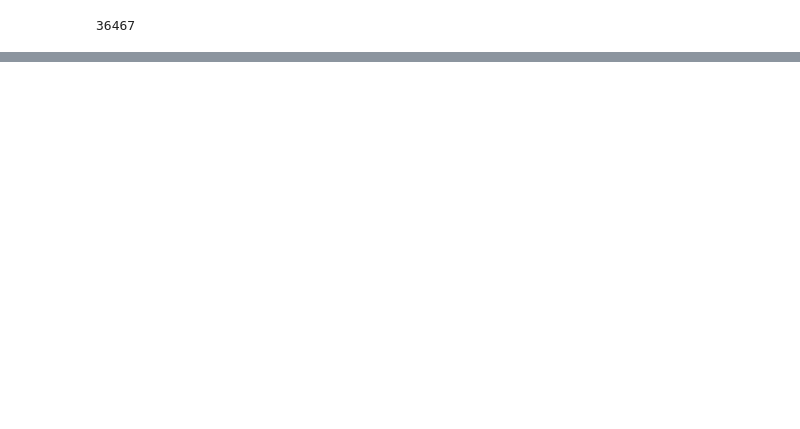
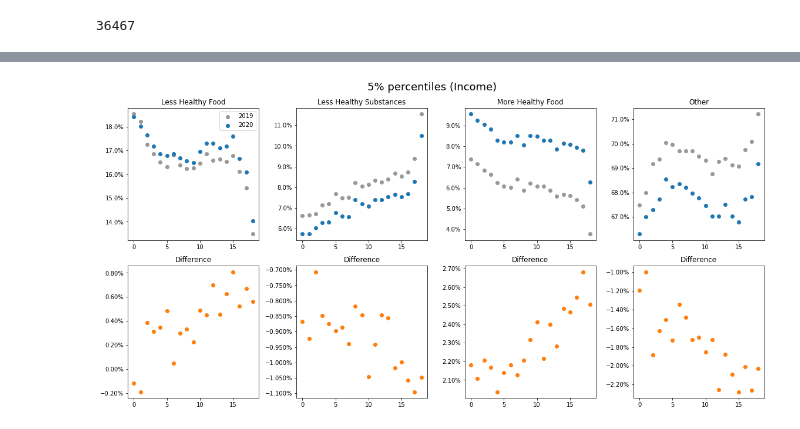
Before and after one commit to cpcarey/nyu-cusp-food-access, a Jupyter notebook: notebooks/plot_visitation_distributions.ipynb, the cells around one changed output, grey strips where cells are left out. Cells and saved outputs as stored; diff of their text form; code cells hidden in the pictures; blank space fills up the shorter version.

```diff
--- a/notebooks/plot_visitation_distributions.ipynb
+++ b/notebooks/plot_visitation_distributions.ipynb
@@ -140,0 +410,7 @@ plot_stack(percent_df)
+# %%
+cbg_hc_df = apply_percentiles_by_income(cbg_df)
+cbg_hc_df = cbg_hc_df[['cbg', 'cluster']]
+hc_cluster_df = home_weekly_df.merge(cbg_hc_df, on=['cbg'], how='inner')
+hc_total_df = get_total_df(hc_cluster_df)
+hc_weekly_df = get_weekly_df(hc_cluster_df, hc_total_df, poi_df=poi_hc_df)
+hc_percent_df = get_percent_df(hc_weekly_df)
@@ -140,0 +454,15 @@ plot_stack(percent_df)
+# %%
+hc_percent_2019_df = hc_percent_df.reset_index()
+hc_percent_2019_df = hc_percent_2019_df[hc_percent_2019_df['date_range_start'].dt.year == 2019]
+hc_percent_2019_df = hc_percent_2019_df.set_index(['date_range_start'])
+hc_percent_2019_mean_df = hc_percent_2019_df.groupby(by=['cluster']).mean()
+hc_percent_2020_df = hc_percent_df.reset_index()
+hc_percent_2020_df = hc_percent_2020_df[hc_percent_2020_df['date_range_start'].dt.year == 2020]
+hc_percent_2020_df = hc_percent_2020_df.set_index(['date_range_start'])
+hc_percent_2020_mean_df = hc_percent_2020_df.groupby(by=['cluster']).mean()
+# %%
+hc_df_2020 = hc_percent_2020_mean_df
+hc_df_2019 = hc_percent_2019_mean_df
+plot_scatter(hc_df_2019, hc_df_2020, hc_df_2020.columns)
+# %% [output]
+[figure, added]
```
Also changed, not shown: parts of 27 cells of this notebook.
